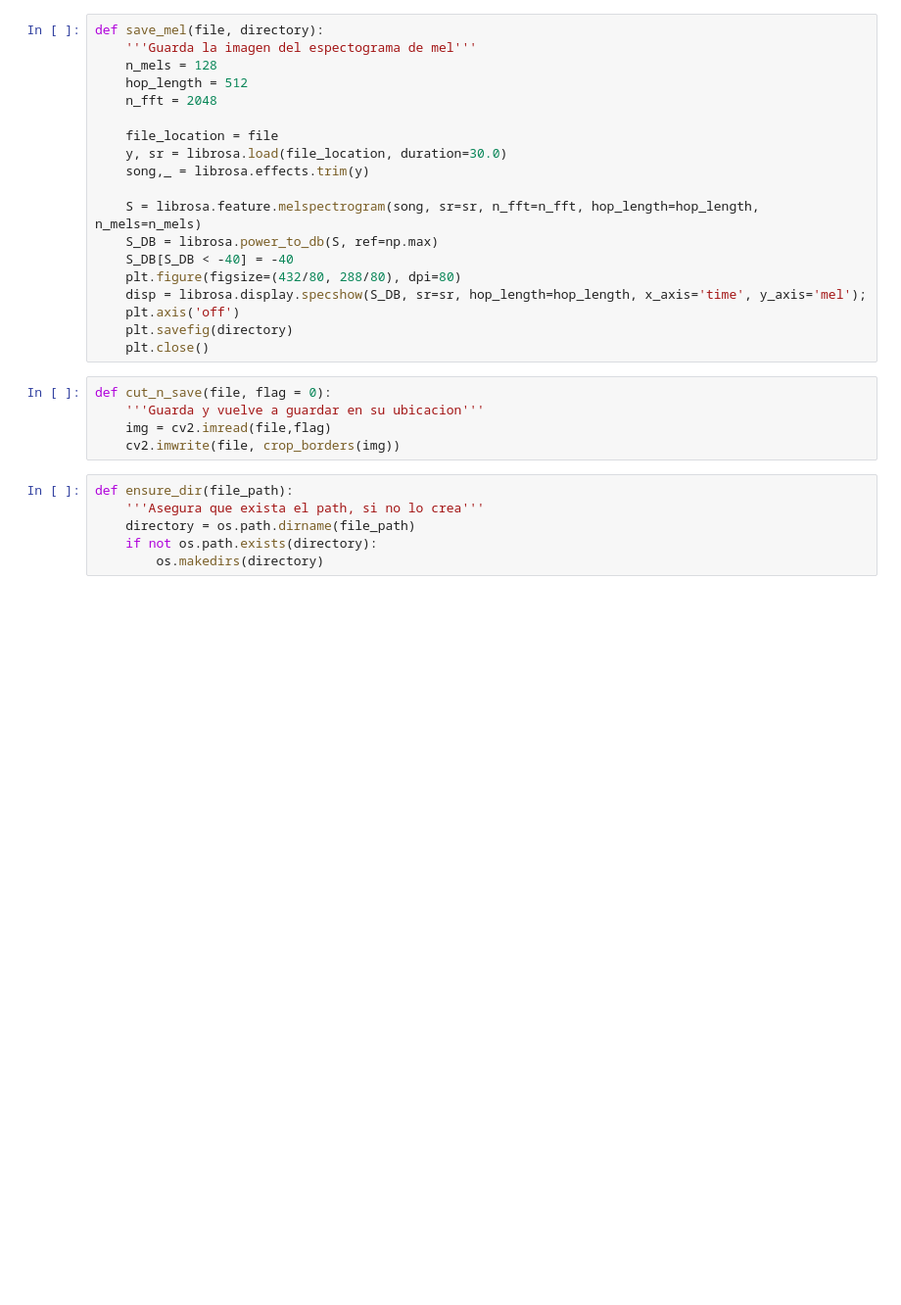
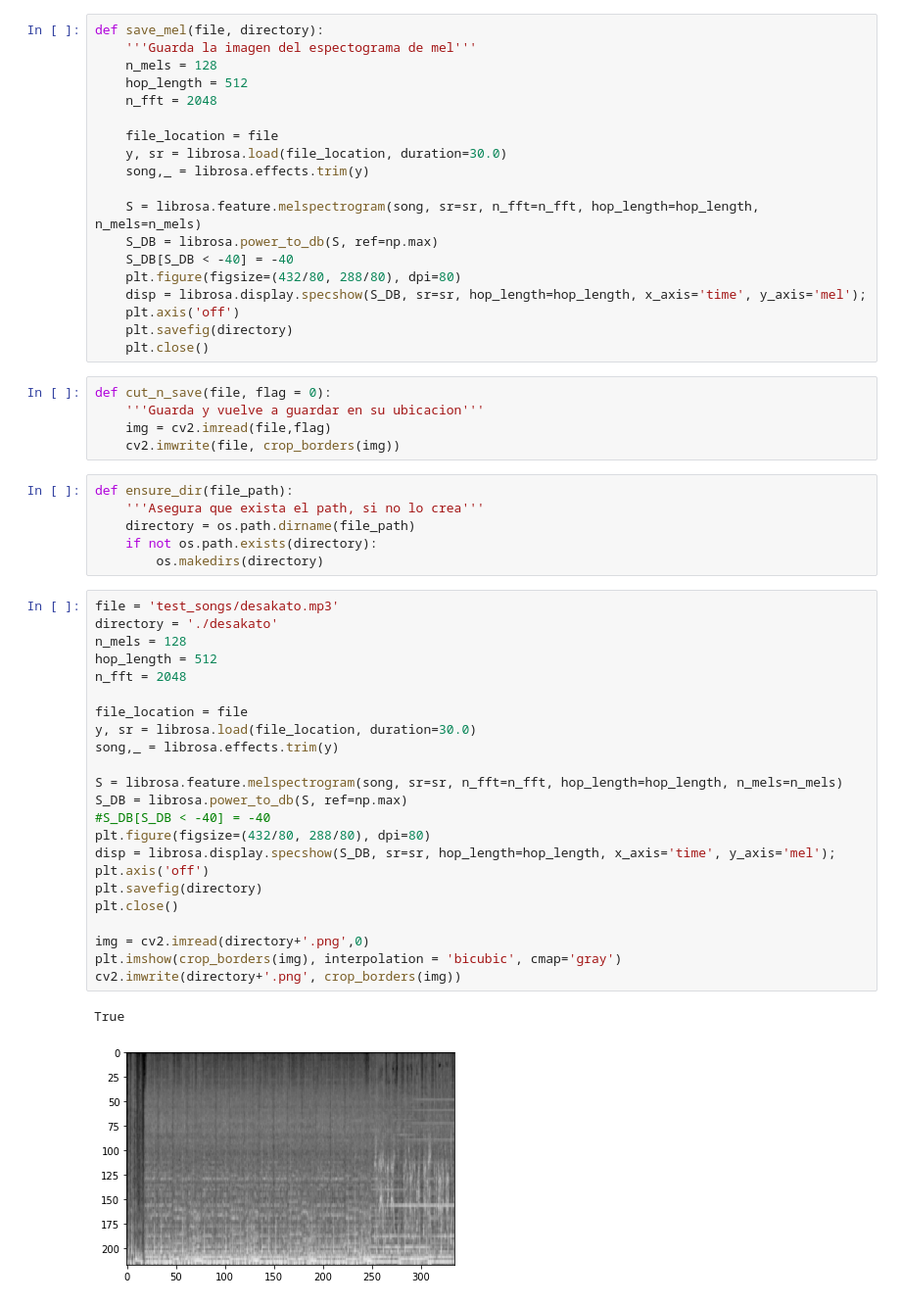
Before and after one commit to GuillermoOvejeroSanchez/Music_Genre_Classifier, a Jupyter notebook: Generador de Imagenes.ipynb, the cells around one changed output. Shown at 98% size. Saved outputs shown, nothing was run; the diff lists cells and outputs as text; blank space fills up the shorter version.

```diff
--- a/Generador de Imagenes.ipynb
+++ b/Generador de Imagenes.ipynb
@@ -45,6 +45,32 @@ def ensure_dir(file_path):
     directory = os.path.dirname(file_path)
     if not os.path.exists(directory):
         os.makedirs(directory)
+# %%
+file = 'test_songs/desakato.mp3'
+directory = './desakato'
+n_mels = 128
+hop_length = 512
+n_fft = 2048
+
+file_location = file
+y, sr = librosa.load(file_location, duration=30.0)
+song,_ = librosa.effects.trim(y)
+
+S = librosa.feature.melspectrogram(song, sr=sr, n_fft=n_fft, hop_length=hop_length, n_mels=n_mels)
+S_DB = librosa.power_to_db(S, ref=np.max)
+#S_DB[S_DB < -40] = -40
+plt.figure(figsize=(432/80, 288/80), dpi=80)
+disp = librosa.display.specshow(S_DB, sr=sr, hop_length=hop_length, x_axis='time', y_axis='mel');
+plt.axis('off')
+plt.savefig(directory)
+plt.close()
+
+img = cv2.imread(directory+'.png',0)
+plt.imshow(crop_borders(img), interpolation = 'bicubic', cmap='gray')
+cv2.imwrite(directory+'.png', crop_borders(img))
+# %% [output]
+True
+[figure, added]
 # %%
 IMG = './data/images_original'
 MUSIC = './data/genres_original'
```
Also changed, not shown: parts of 1 cell of this notebook, 12 other files.
